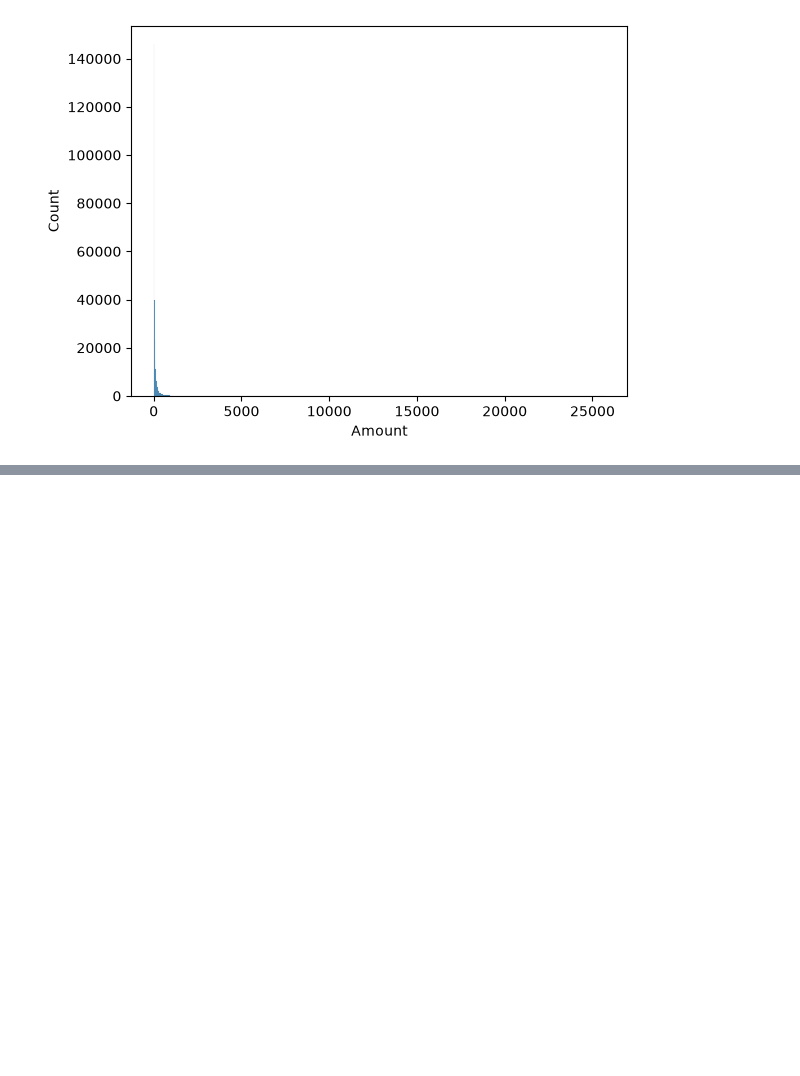
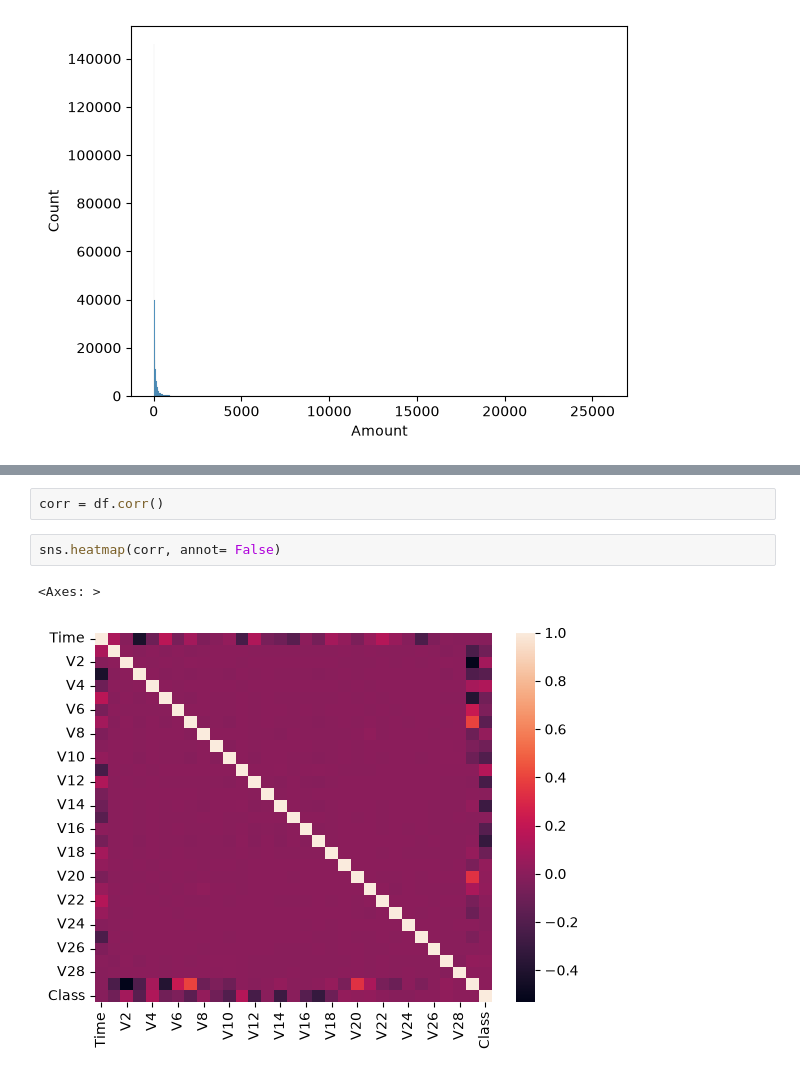
Before and after one commit to rahul-gitt/MY-PROJECTS, a Jupyter notebook: FraudGuard AI — Credit Card Fraud Detection/mian.ipynb, the cells around one changed output, grey strips where cells are left out. Drawn from its saved outputs; the diff is of its cells as text; blank space fills up the shorter version.

```diff
--- a/FraudGuard AI — Credit Card Fraud Detection/mian.ipynb
+++ b/FraudGuard AI — Credit Card Fraud Detection/mian.ipynb
@@ -114,0 +125,7 @@ sns.histplot(x= df['Amount'])
+# %%
+corr = df.corr()
+# %%
+sns.heatmap(corr, annot= False)
+# %% [output]
+<Axes: >
+[figure, added]
```
Also changed, not shown: parts of 3 cells of this notebook.
